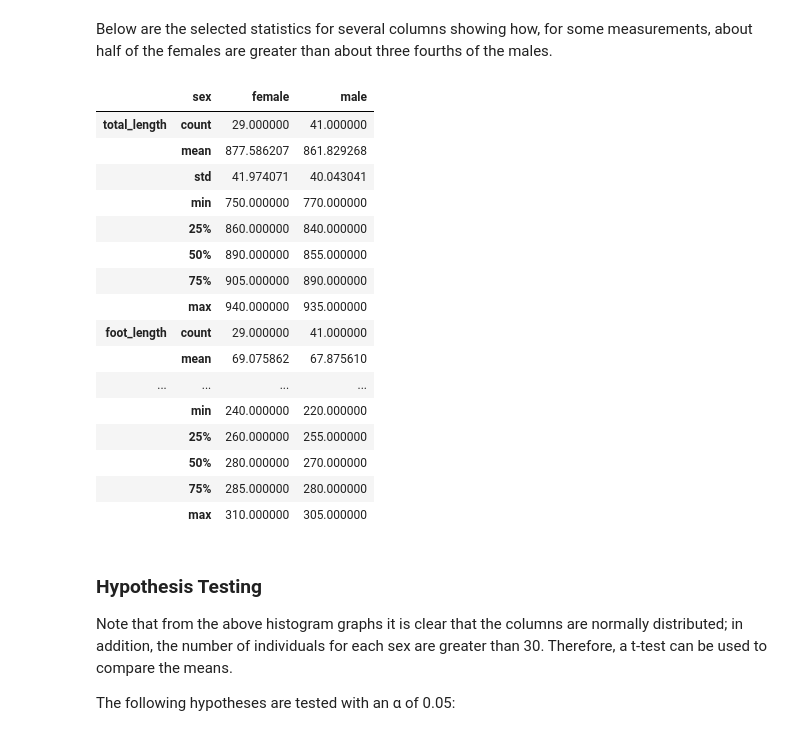
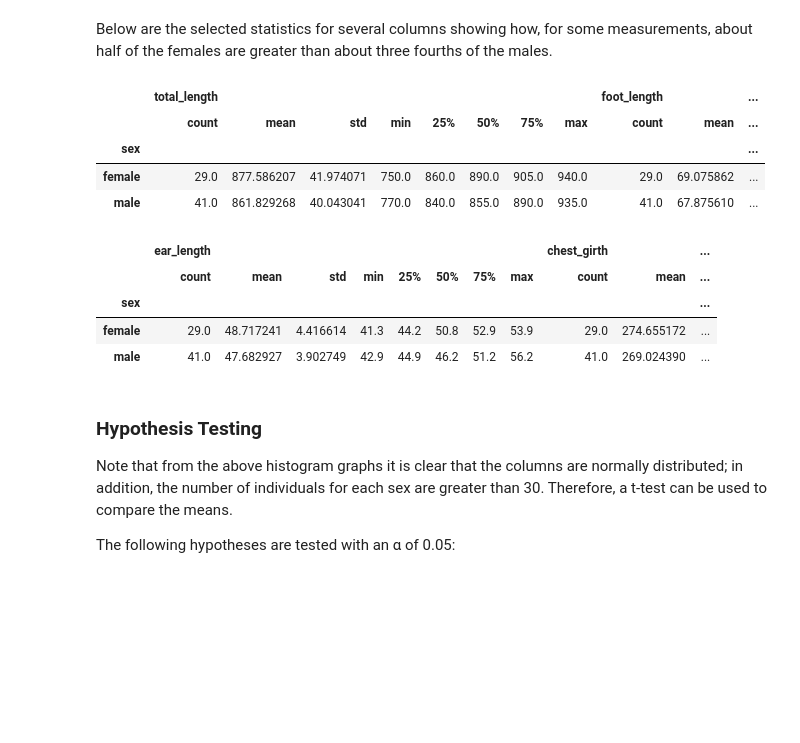
Before and after one commit to stephenfitzsimon/possum-regression, a Jupyter notebook: possum_models.ipynb, the cells around one changed output. Cells and saved outputs as stored; diff of their text form; code cells hidden in the pictures; blank space fills up the shorter version.

```diff
--- a/possum_models.ipynb
+++ b/possum_models.ipynb
@@ -312,25 +312,21 @@ explore_target_sex.compare_stats(train).set_index('column_name')
 # %% [markdown]
 Below are the selected statistics for several columns showing how, for some measurements, about half of the females are greater than about three fourths of the males.
 # %%
-train[['total_length', 'foot_length', 'ear_length', 'chest_girth', 'sex']].groupby('sex').describe().T
+train[['sex', 'total_length', 'foot_length']].groupby('sex').describe()
 # %% [output]
-|  | sex | female | male |
-| total_length | count | 29.000000 | 41.000000 |
-|  | mean | 877.586207 | 861.829268 |
-|  | std | 41.974071 | 40.043041 |
-|  | min | 750.000000 | 770.000000 |
-|  | 25% | 860.000000 | 840.000000 |
-|  | 50% | 890.000000 | 855.000000 |
-|  | 75% | 905.000000 | 890.000000 |
-|  | max | 940.000000 | 935.000000 |
-| foot_length | count | 29.000000 | 41.000000 |
-|  | mean | 69.075862 | 67.875610 |
-| ... | ... | ... | ... |
-|  | min | 240.000000 | 220.000000 |
-|  | 25% | 260.000000 | 255.000000 |
-|  | 50% | 280.000000 | 270.000000 |
-|  | 75% | 285.000000 | 280.000000 |
-|  | max | 310.000000 | 305.000000 |
+|  | total_length |  |  |  |  |  |  |  | foot_length |  | ... |
+|  | count | mean | std | min | 25% | 50% | 75% | max | count | mean | ... |
+| sex |  |  |  |  |  |  |  |  |  |  | ... |
+| female | 29.0 | 877.586207 | 41.974071 | 750.0 | 860.0 | 890.0 | 905.0 | 940.0 | 29.0 | 69.075862 | ... |
+| male | 41.0 | 861.829268 | 40.043041 | 770.0 | 840.0 | 855.0 | 890.0 | 935.0 | 41.0 | 67.875610 | ... |
+# %%
+train[['ear_length', 'chest_girth', 'sex']].groupby('sex').describe()
+# %% [output]
+|  | ear_length |  |  |  |  |  |  |  | chest_girth |  | ... |
+|  | count | mean | std | min | 25% | 50% | 75% | max | count | mean | ... |
+| sex |  |  |  |  |  |  |  |  |  |  | ... |
+| female | 29.0 | 48.717241 | 4.416614 | 41.3 | 44.2 | 50.8 | 52.9 | 53.9 | 29.0 | 274.655172 | ... |
+| male | 41.0 | 47.682927 | 3.902749 | 42.9 | 44.9 | 46.2 | 51.2 | 56.2 | 41.0 | 269.024390 | ... |
 # %% [markdown]
 ### Hypothesis Testing
 
```
Also changed, not shown: parts of 12 cells of this notebook, 2 other files.
